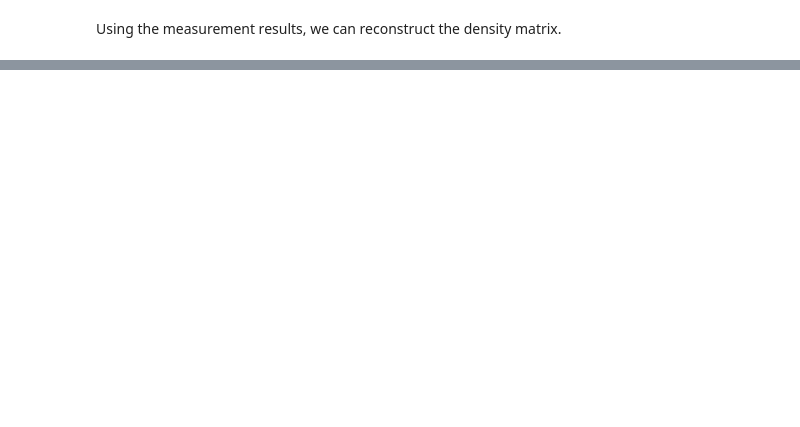
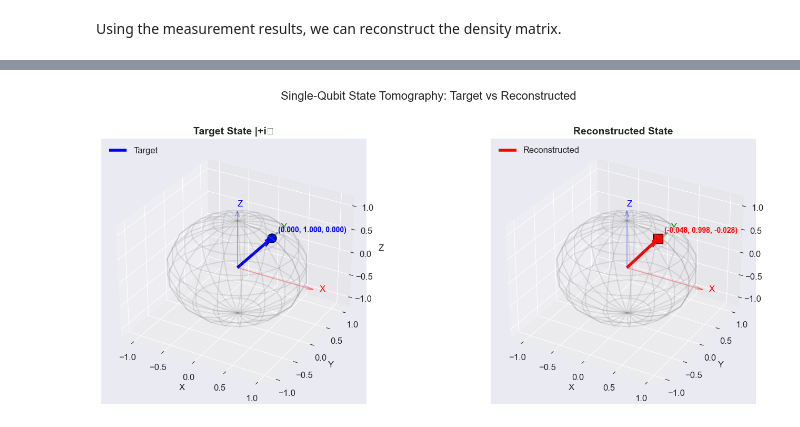
Before and after one commit to sahil-9915/Neural_Network_QST, a Jupyter notebook: single-qubit state tomography.ipynb, the cells around one changed output, grey strips where cells are left out. Cells and saved outputs as stored; diff of their text form; code cells hidden in the pictures; blank space fills up the shorter version.

```diff
--- a/single-qubit state tomography.ipynb
+++ b/single-qubit state tomography.ipynb
@@ -189,0 +198,90 @@ Qobj data =
+# %%
+x_target, y_target, z_target = 0.000, 1.000, 0.000  # |+i⟩ state
+x_recon, y_recon, z_recon = x, y, z
+
+# Create figure with two subplots
+fig = plt.figure(figsize=(16, 6))
+
+# ============================================
+# LEFT PLOT: Target State
+# ============================================
+ax1 = fig.add_subplot(121, projection='3d')
+
+# Draw Bloch sphere wireframe
+u, v = np.mgrid[0:2*np.pi:20j, 0:np.pi:10j]
+x_sphere = np.sin(v) * np.cos(u)
+y_sphere = np.sin(v) * np.sin(u)
+z_sphere = np.cos(v)
+ax1.plot_wireframe(x_sphere, y_sphere, z_sphere, color='gray', alpha=0.2)
+
+# Draw axes
+ax1.quiver(0, 0, 0, 1.2, 0, 0, color='red', alpha=0.3, arrow_length_ratio=0.1)
+ax1.quiver(0, 0, 0, 0, 1.2, 0, color='green', alpha=0.3, arrow_length_ratio=0.1)
+ax1.quiver(0, 0, 0, 0, 0, 1.2, color='blue', alpha=0.3, arrow_length_ratio=0.1)
+
+# Add axis labels
+ax1.text(1.3, 0, 0, 'X', color='red', fontsize=12)
+ax1.text(0, 1.3, 0, 'Y', color='green', fontsize=12)
+ax1.text(0, 0, 1.3, 'Z', color='blue', fontsize=12)
+
+# Plot target state
+ax1.quiver(0, 0, 0, x_target, y_target, z_target,
+           color='blue', linewidth=4, arrow_length_ratio=0.2, label='Target')
+ax1.scatter([x_target], [y_target], [z_target], color='blue', s=150, edgecolor='black')
+
+# Add coordinate text
+ax1.text(x_target*1.2, y_target*1.2, z_target*1.2,
+         f'({x_target:.3f}, {y_target:.3f}, {z_target:.3f})',
+         color='blue', fontsize=10, fontweight='bold')
+
+ax1.set_xlim([-1.2, 1.2])
+ax1.set_ylim([-1.2, 1.2])
+ax1.set_zlim([-1.2, 1.2])
+ax1.set_xlabel('X', fontsize=12)
+ax1.set_ylabel('Y', fontsize=12)
+ax1.set_zlabel('Z', fontsize=12)
+ax1.set_title('Target State |+i⟩', fontsize=14, fontweight='bold')
+ax1.legend(loc='upper left')
+
+# ============================================
+# RIGHT PLOT: Reconstructed State
+# ============================================
+ax2 = fig.add_subplot(122, projection='3d')
+
+# Draw Bloch sphere wireframe
+ax2.plot_wireframe(x_sphere, y_sphere, z_sphere, color='gray', alpha=0.2)
+
+# Draw axes
+ax2.quiver(0, 0, 0, 1.2, 0, 0, color='red', alpha=0.3, arrow_length_ratio=0.1)
+ax2.quiver(0, 0, 0, 0, 1.2, 0, color='green', alpha=0.3, arrow_length_ratio=0.1)
+ax2.quiver(0, 0, 0, 0, 0, 1.2, color='blue', alpha=0.3, arrow_length_ratio=0.1)
+
+# Add axis labels
+ax2.text(1.3, 0, 0, 'X', color='red', fontsize=12)
+ax2.text(0, 1.3, 0, 'Y', color='green', fontsize=12)
+ax2.text(0, 0, 1.3, 'Z', color='blue', fontsize=12)
+
+# Plot reconstructed state
+ax2.quiver(0, 0, 0, x_recon, y_recon, z_recon,
+           color='red', linewidth=4, arrow_length_ratio=0.2, label='Reconstructed')
+ax2.scatter([x_recon], [y_recon], [z_recon], color='red', s=150, marker='s', edgecolor='black')
+
+# Add coordinate text
+ax2.text(x_recon*1.2, y_recon*1.2, z_recon*1.2,
+         f'({x_recon:.3f}, {y_recon:.3f}, {z_recon:.3f})',
+         color='red', fontsize=10, fontweight='bold')
+
+ax2.set_xlim([-1.2, 1.2])
+ax2.set_ylim([-1.2, 1.2])
+ax2.set_zlim([-1.2, 1.2])
+ax2.set_xlabel('X', fontsize=12)
+ax2.set_ylabel('Y', fontsize=12)
+ax2.set_zlabel('Z', fontsize=12)
+ax2.set_title('Reconstructed State', fontsize=14, fontweight='bold')
+ax2.legend(loc='upper left')
+
+plt.suptitle('Single-Qubit State Tomography: Target vs Reconstructed', fontsize=16, y=1.02)
+plt.tight_layout()
+plt.show()
+# %% [output]
+[figure, added]
```
Also changed, not shown: parts of 10 cells of this notebook.
